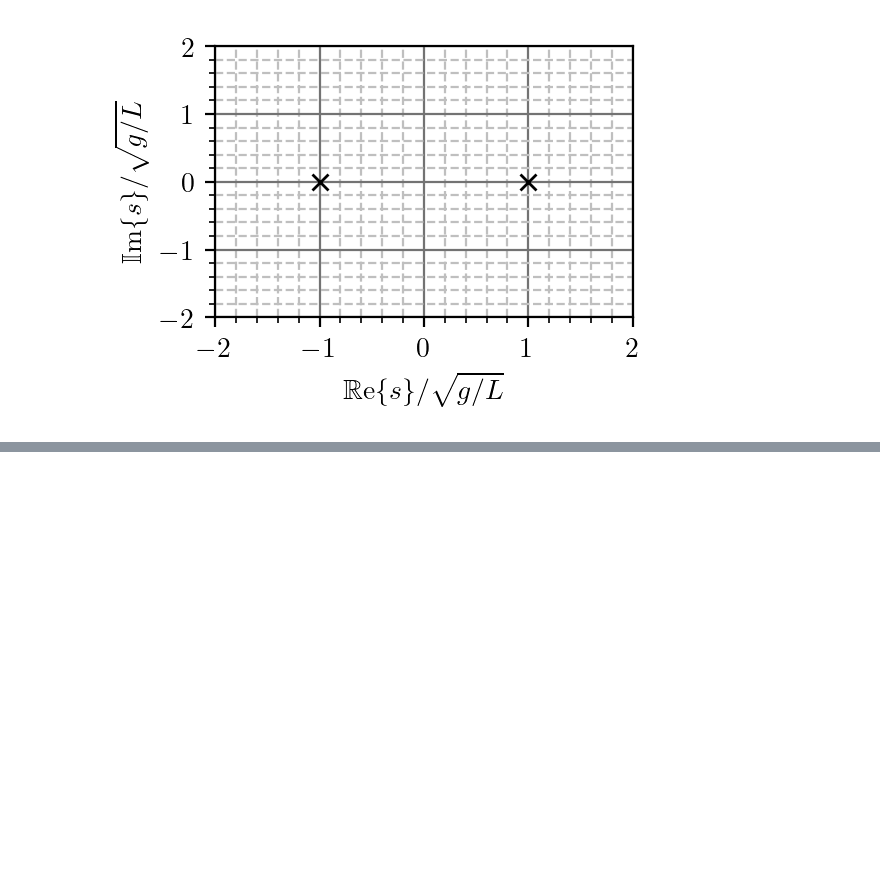
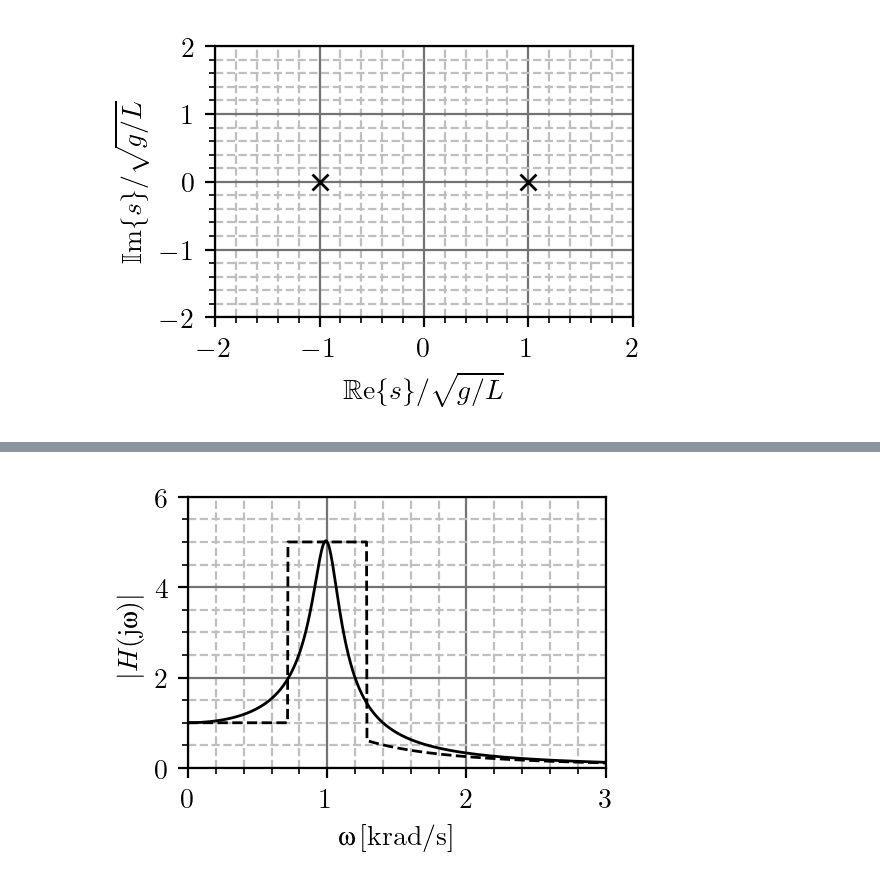
Before and after one commit to djokicd/zbirka-sis, a Jupyter notebook: 4_laplasova_transformacija/3_fje_prenosa/fig/LT_plotovi.ipynb, the cells around one changed output, grey strips where cells are left out. Cells and saved outputs as stored; diff of their text form; code cells hidden in the pictures; blank space fills up the shorter version.

```diff
--- a/4_laplasova_transformacija/3_fje_prenosa/fig/LT_plotovi.ipynb
+++ b/4_laplasova_transformacija/3_fje_prenosa/fig/LT_plotovi.ipynb
@@ -312,0 +418,37 @@ plt.savefig("pmap_klatno.pdf", bbox_inches='tight')
+# %%
+generate_canvas( w = .4 * 165 / 24.5, a = 1.5 )
+#ylim([-1.5, 1.5])
+
+wN = 1e3
+Q = 5
+BW = 2*sqrt(2)/(Q) * wN
+
+def H(w):
+    return wN**2/(  sqrt( ( (wN**2 - w**2)**2 + (w*wN/Q)**2 )) )
+
+def Happrox(w):
+    if w < wN - BW/2: return 1
+    if w > wN + BW/2: return wN**2/w**2
+    return Q
+
+wmax =  3*wN
+H_vec = linspace(0, wmax, 1000)
+
+v = [ H(w) for w in H_vec ]
+
+vapprox = [ Happrox(t) for t in H_vec]
+
+plot(H_vec/1e3, v, 'k-', lw = 1)
+plot(H_vec/1e3, vapprox, 'k--', lw = 1)
+
+#plot(t_vec*1e3, venv1, 'k--', lw = 0.75)
+#plot(t_vec*1e3, venv2, 'k--', lw = 0.75)
+xlabel(r"$\upomega \rm\,[krad/s]$")
+ylabel(r"$|H({\rm j}\upomega)|$")
+
+xlim(0, wmax/1e3)
+ylim(0, Q + 1)
+
+plt.savefig("Q_ampl_approx.pdf", bbox_inches='tight')
+# %% [output]
+[figure, added]
```
Also changed, not shown: parts of 4 cells of this notebook, 9 other files.
